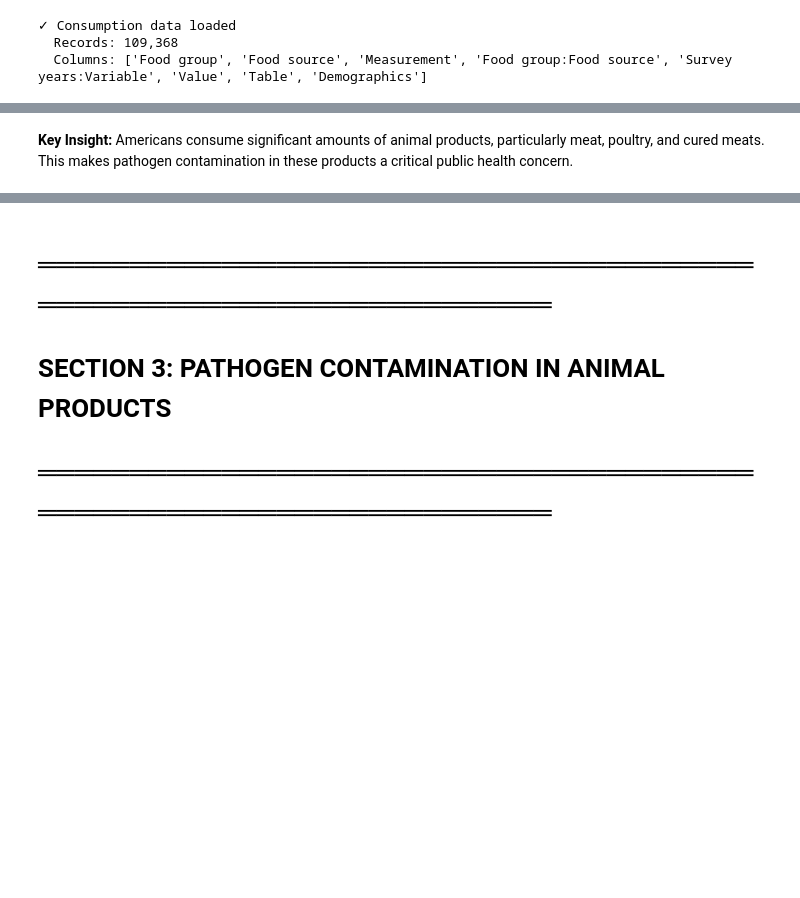
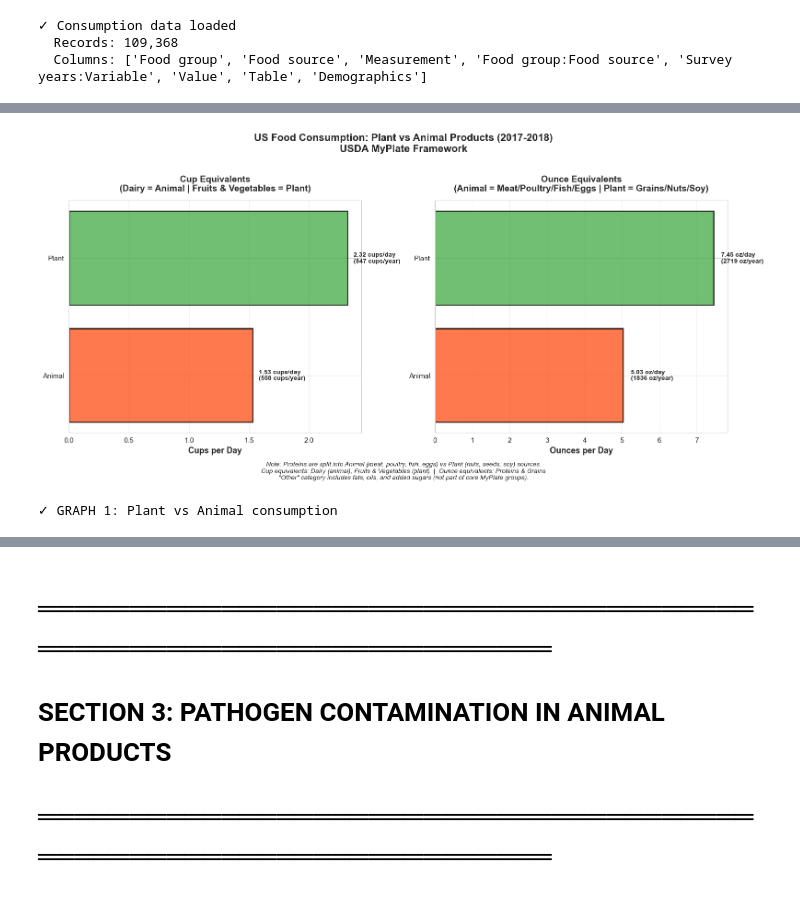
Before and after one commit to emilcecarlisa/listeria-tracker, a Jupyter notebook: visualizations/comprehensiveDashboard.ipynb, the cells around one changed output, grey strips where cells are left out. Saved outputs shown, nothing was run; the diff lists cells and outputs as text; code cells hidden in the pictures; blank space fills up the shorter version.

```diff
--- a/visualizations/comprehensiveDashboard.ipynb
+++ b/visualizations/comprehensiveDashboard.ipynb
@@ -359,2 +318,71 @@ print("\n✓ GRAPH 2: Detailed animal product consumption")
-# %% [markdown]
-**Key Insight:** Americans consume significant amounts of animal products, particularly meat, poultry, and cured meats. This makes pathogen contamination in these products a critical public health concern.
+# %%
+# GRAPH 1: Create visualization for plant vs animal consumption using USDA MyPlate equivalents
+fig, axes = plt.subplots(1, 2, figsize=(16, 7))
+
+colors_dict = {'Plant': '#4CAF50', 'Animal': '#FF5722', 'Other': '#9E9E9E'}
+
+# Left panel: Cup equivalents (Fruits, Vegetables, Dairy)
+cup_data = consumption_summary[consumption_summary['unit'].str.contains('Cup', case=False, na=False)].copy()
+if len(cup_data) > 0:
+    cup_data = cup_data.sort_values('daily_amount', ascending=True)
+    bars_cups = axes[0].barh(
+        cup_data['food_type'],
+        cup_data['daily_amount'],
+        color=[colors_dict[ft] for ft in cup_data['food_type']],
+        alpha=0.8,
+        edgecolor='black',
+        linewidth=2
+    )
+    axes[0].set_xlabel('Cups per Day', fontsize=13, weight='bold')
+    axes[0].set_title('Cup Equivalents\n(Dairy = Animal | Fruits & Vegetables = Plant)',
+                     fontsize=14, weight='bold', pad=15)
+    axes[0].grid(axis='x', alpha=0.3)
+
+    # Add value labels
+    for i, (idx, row) in enumerate(cup_data.iterrows()):
+        axes[0].text(row['daily_amount'] + 0.05, i,
+                    f"{row['daily_amount']:.2f} cups/day\n({row['annual_amount']:.0f} cups/year)",
+                    va='center', fontsize=10, weight='bold')
+
+# Right panel: Ounce equivalents (Grains, Proteins)
+oz_data = consumption_summary[consumption_summary['unit'].str.contains('Ounce', case=False, na=False)].copy()
+if len(oz_data) > 0:
+    oz_data = oz_data.sort_values('daily_amount', ascending=True)
+    bars_oz = axes[1].barh(
+        oz_data['food_type'],
+        oz_data['daily_amount'],
+        color=[colors_dict[ft] for ft in oz_data['food_type']],
+        alpha=0.8,
+        edgecolor='black',
+        linewidth=2
+    )
+    axes[1].set_xlabel('Ounces per Day', fontsize=13, weight='bold')
+    axes[1].set_title('Ounce Equivalents\n(Animal = Meat/Poultry/Fish/Eggs | Plant = Grains/Nuts/Soy)',
+                     fontsize=14, weight='bold', pad=15)
+    axes[1].grid(axis='x', alpha=0.3)
+
+    # Add value labels
+    for i, (idx, row) in enumerate(oz_data.iterrows()):
+        axes[1].text(row['daily_amount'] + 0.2, i,
+                    f"{row['daily_amount']:.2f} oz/day\n({row['annual_amount']:.0f} oz/year)",
+                    va='center', fontsize=10, weight='bold')
+
+# Overall title
+fig.suptitle('US Food Consumption: Plant vs Animal Products (2017-2018)\nUSDA MyPlate Framework',
+             fontsize=16, weight='bold', y=1.02)
+
+# Add explanatory note
+fig.text(0.5, -0.05,
+         'Note: Proteins are split into Animal (meat, poultry, fish, eggs) vs Plant (nuts, seeds, soy) sources.\n'
+         'Cup equivalents: Dairy (animal), Fruits & Vegetables (plant)  |  Ounce equivalents: Proteins & Grains\n'
+         '"Other" category includes fats, oils, and added sugars (not part of core MyPlate groups).',
+         ha='center', fontsize=10, style='italic', wrap=True)
+
+plt.tight_layout()
+plt.savefig('graph1_plant_vs_animal_consumption.png', dpi=300, bbox_inches='tight')
+plt.show()
+
+print("\n✓ GRAPH 1: Plant vs Animal consumption")
+# %% [output]
+[figure, added]
+✓ GRAPH 1: Plant vs Animal consumption
```
Also changed, not shown: parts of 37 cells of this notebook, 8 other files.
